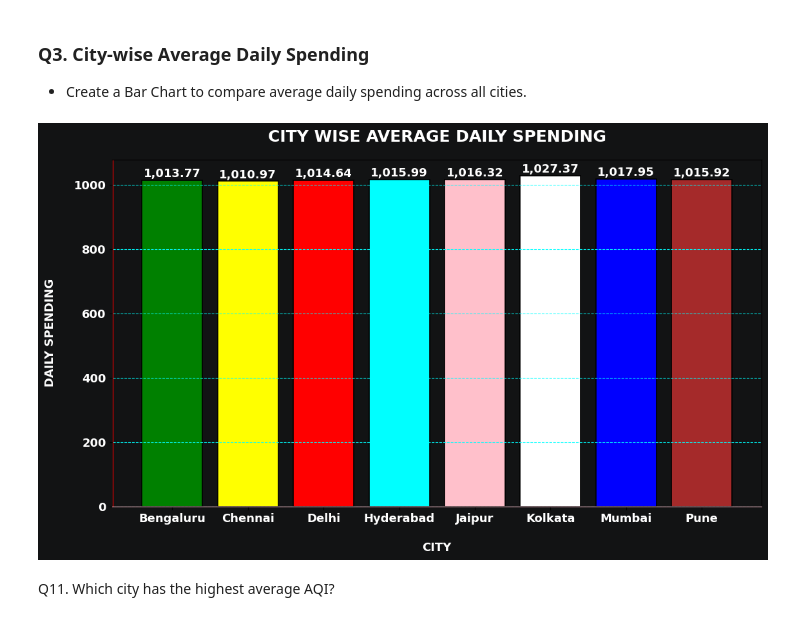
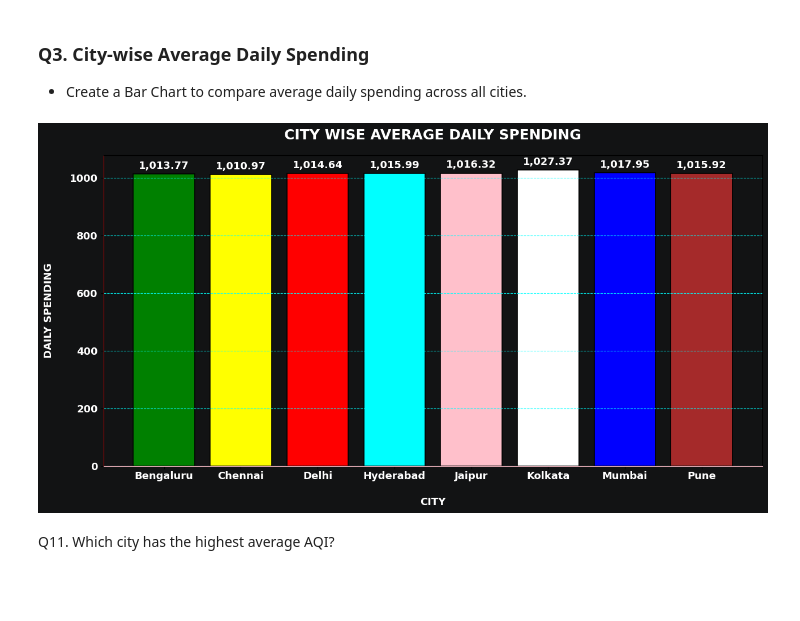
Before and after one commit to Suraj-kumar121K/PANDAS-CURSE, a Jupyter notebook: smart_city_urban_life_analysis_Project/EDA_Problem.ipynb, the cells around one changed output. Cells and saved outputs as stored; diff of their text form; code cells hidden in the pictures; blank space fills up the shorter version.

```diff
--- a/smart_city_urban_life_analysis_Project/EDA_Problem.ipynb
+++ b/smart_city_urban_life_analysis_Project/EDA_Problem.ipynb
@@ -449,8 +449,20 @@ plt.grid(
     linestyle="--",
     color="white",
     alpha=0.9,
+)
 
-)
+for bar in bars:
+    value = bar.get_height()
+    plt.text(
+        bar.get_x() + bar.get_width() / 2,
+        value + 1,
+        f"{value:,.2f}",
+        ha="center",
+        va="bottom",
+        fontsize=13,
+        fontweight="bold",
+        color="white"
+    )
 
 plt.gca().set_facecolor("#121314")
 plt.gca().spines["left"].set_color("cyan")
@@ -458,5 +470,7 @@ plt.gca().spines["bottom"].set_color("blue")
 plt.gca().spines["top"].set_color("black")
 plt.gca().spines["right"].set_color("black")
 
+plt.tight_layout()
+
 plt.show()
 # %% [output]
@@ -484,7 +498,7 @@ Name: AQI, dtype: float64
 Avg_Aqi_City = Avg_Aqi_City.sort_values(ascending=False)
 plt.figure(figsize=(12, 6), facecolor="#121314")
 
-bar = plt.bar(
+bars = plt.bar(
     Avg_Aqi_City.index,
     Avg_Aqi_City.values,
     color=["green", "Yellow", "red", "cyan", "pink", "white", "blue", "brown"],
@@ -539,11 +553,11 @@ plt.grid(
     color="cyan"
 )
 
-for bar in bar:
+for bar in bars:
     value = bar.get_height()
     plt.text(
         bar.get_x() + bar.get_width() / 2,
-        value,
+        value + 2,
         f"{value:,.2f}",
         ha="center",
         va="bottom",
@@ -641,34 +655,37 @@ plt.yticks(
 )
 
 plt.grid(
     axis="y",
     linestyle="--",
     alpha=0.9,
     color="cyan"
 )
 
 for bar in bars:
     value = bar.get_height()
     plt.text(
         bar.get_x() + bar.get_width() / 2,
         value + 10,
         f"{value:,.2f}",
         ha="center",
+        va="bottom",
         color="white",
         fontsize=13,
         fontweight="bold",
     )
 
 
 plt.gca().set_facecolor("#121314")
 plt.gca().spines["bottom"].set_color("pink")
 plt.gca().spines["top"].set_color("black")
 plt.gca().spines["right"].set_color("black")
 plt.gca().spines["left"].set_color("red")
 
+plt.tight_layout()
+
 plt.show()
 # %% [output]
-[figure, old version]
+[figure, new version]
 # %% [markdown]
 Q11. Which city has the highest average AQI?
 # %%
```
Also changed, not shown: parts of 5 cells of this notebook.
